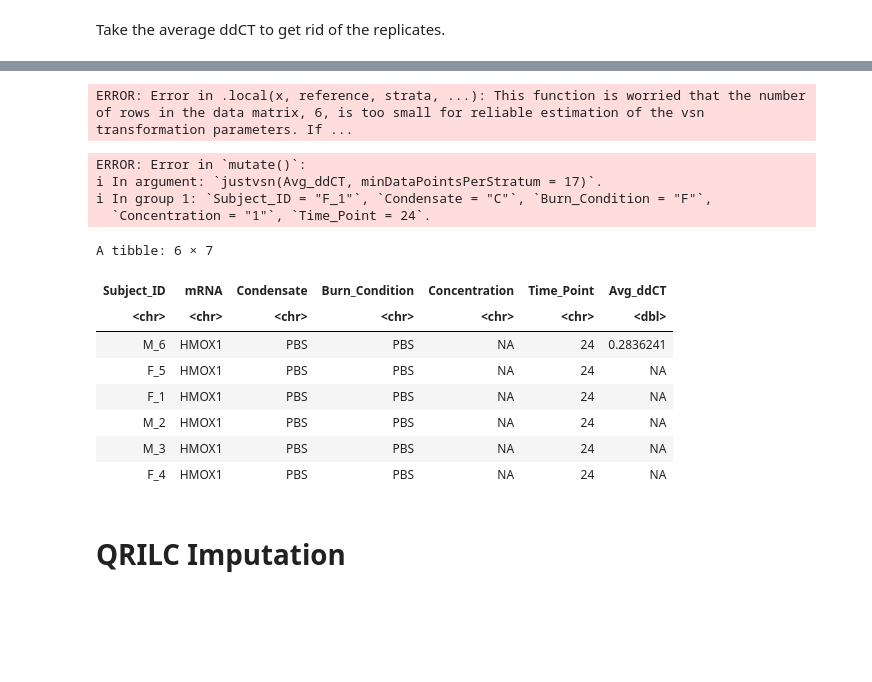
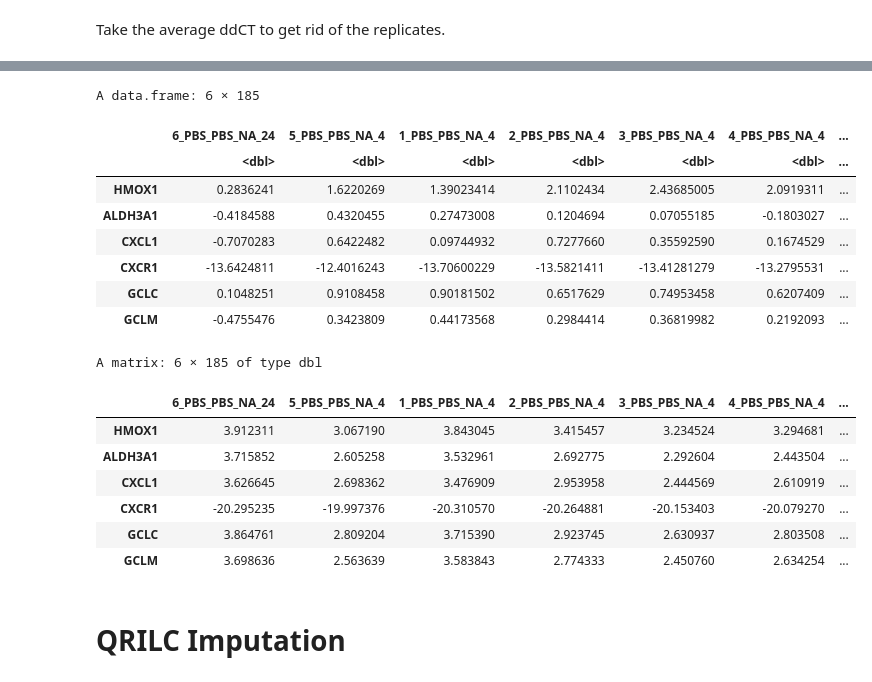
Before and after one commit to UNC-CEMALB/Burn-pit-smoke-condensate-mediated-toxicity-in-human-airway-epithelial-cells-, a Jupyter notebook: 1. Data Processing/mRNA Data Processing.ipynb, the cells around one changed output, grey strips where cells are left out. Cells and saved outputs as stored; diff of their text form; code cells hidden in the pictures; blank space fills up the shorter version.

```diff
--- a/1. Data Processing/mRNA Data Processing.ipynb
+++ b/1. Data Processing/mRNA Data Processing.ipynb
@@ -104,7 +113,8 @@ avg_mRNA_df = mRNA_df %>%
     group_by(mRNA, Subject_ID, Condensate, Burn_Condition, Concentration, Time_Point) %>%
     mutate(Avg_ddCT = mean(ddCT)) %>%
     select(-c("Replicate", "ddCT_pslog2", "ddCT")) %>%
-    unique()
+    unique() %>%
+    ungroup()
 
 head(avg_mRNA_df)
 # %% [output]
@@ -146,45 +134,34 @@ A data.frame: 16 × 3
-# %%
-test = avg_mRNA_df %>%
-    filter(Condensate == "PBS", Time_Point == 4) %>%
-    pivot_wider(names_from = "mRNA", values_from = "Avg_ddCT") %>%
-    column_to_rownames("Subject_ID")
-
-test2 = as.matrix(test[,6:24], minDataPointsPerStratum = 6)
-test2 %>%
-    justvsn()
-# %% [output]
-ERROR: Error in .local(x, reference, strata, ...): This function is worried that the number of rows in the data matrix, 6, is too small for reliable estimation of the vsn transformation parameters. If ...
-# %%
-avg_mRNA_df %>%
-    group_by(Subject_ID, Condensate, Burn_Condition, Concentration, Time_Point) %>%
-    mutate(justvsn(Avg_ddCT, minDataPointsPerStratum = 17))
-# %% [output]
-ERROR: Error in `mutate()`:
-ℹ In argument: `justvsn(Avg_ddCT, minDataPointsPerStratum = 17)`.
-ℹ In group 1: `Subject_ID = "F_1"`, `Condensate = "C"`, `Burn_Condition = "F"`,
-  `Concentration = "1"`, `Time_Point = 24`.
-# %%
-# converting to wide format to get missing values
-preimputed_df = avg_mRNA_df %>%
-    select(-Subject_No) %>%
-    # creating sample ids
-    unite("SampleID", c(colnames(mRNA_df)[c(3:7)])) %>%
-    pivot_wider(names_from = "Subject_ID", values_from = "Avg_ddCT") %>%
-    pivot_longer(cols = 2:7, names_to = "Subject_ID", values_to = "Avg_ddCT") %>%
-    separate(SampleID, c("mRNA", "Condensate", "Burn_Condition", "Concentration", "Time_Point"))
-
-
-preimputed_df = preimputed_df[,c(6,1:5,7)]
-head(preimputed_df)
-# %% [output]
-A tibble: 6 × 7
-| Subject_ID | mRNA | Condensate | Burn_Condition | Concentration | Time_Point | Avg_ddCT |
-| <chr> | <chr> | <chr> | <chr> | <chr> | <chr> | <dbl> |
-| M_6 | HMOX1 | PBS | PBS | NA | 24 | 0.2836241 |
-| F_5 | HMOX1 | PBS | PBS | NA | 24 | NA |
-| F_1 | HMOX1 | PBS | PBS | NA | 24 | NA |
-| M_2 | HMOX1 | PBS | PBS | NA | 24 | NA |
-| M_3 | HMOX1 | PBS | PBS | NA | 24 | NA |
-| F_4 | HMOX1 | PBS | PBS | NA | 24 | NA |
+# %%
+# first converting from long to wide format, which is necessary for the vsn function
+wider_avg_mRNA_df = avg_mRNA_df %>%
+# creating sample ids
+    unite("SampleID", c(colnames(avg_mRNA_df)[c(1,4:7)]), sep = "_") %>%
+    select(-Subject_ID) %>%
+    pivot_wider(names_from = "SampleID", values_from = "Avg_ddCT") %>%
+    column_to_rownames(var = "mRNA")
+
+head(wider_avg_mRNA_df)
+# %% [output]
+A data.frame: 6 × 185
+|  | 6_PBS_PBS_NA_24 | 5_PBS_PBS_NA_4 | 1_PBS_PBS_NA_4 | 2_PBS_PBS_NA_4 | 3_PBS_PBS_NA_4 | 4_PBS_PBS_NA_4 | ... |
+|  | <dbl> | <dbl> | <dbl> | <dbl> | <dbl> | <dbl> | ... |
+| HMOX1 | 0.2836241 | 1.6220269 | 1.39023414 | 2.1102434 | 2.43685005 | 2.0919311 | ... |
+| ALDH3A1 | -0.4184588 | 0.4320455 | 0.27473008 | 0.1204694 | 0.07055185 | -0.1803027 | ... |
+| CXCL1 | -0.7070283 | 0.6422482 | 0.09744932 | 0.7277660 | 0.35592590 | 0.1674529 | ... |
+| CXCR1 | -13.6424811 | -12.4016243 | -13.70600229 | -13.5821411 | -13.41281279 | -13.2795531 | ... |
+| GCLC | 0.1048251 | 0.9108458 | 0.90181502 | 0.6517629 | 0.74953458 | 0.6207409 | ... |
+| GCLM | -0.4755476 | 0.3423809 | 0.44173568 | 0.2984414 | 0.36819982 | 0.2192093 | ... |
+# %%
+normalized_matrix = justvsn(as.matrix(wider_avg_mRNA_df), minDataPointsPerStratum = 19)
+head(normalized_matrix)
+# %% [output]
+A matrix: 6 × 185 of type dbl
+|  | 6_PBS_PBS_NA_24 | 5_PBS_PBS_NA_4 | 1_PBS_PBS_NA_4 | 2_PBS_PBS_NA_4 | 3_PBS_PBS_NA_4 | 4_PBS_PBS_NA_4 | ... |
+| HMOX1 | 3.912311 | 3.067190 | 3.843045 | 3.415457 | 3.234524 | 3.294681 | ... |
+| ALDH3A1 | 3.715852 | 2.605258 | 3.532961 | 2.692775 | 2.292604 | 2.443504 | ... |
+| CXCL1 | 3.626645 | 2.698362 | 3.476909 | 2.953958 | 2.444569 | 2.610919 | ... |
+| CXCR1 | -20.295235 | -19.997376 | -20.310570 | -20.264881 | -20.153403 | -20.079270 | ... |
+| GCLC | 3.864761 | 2.809204 | 3.715390 | 2.923745 | 2.630937 | 2.803508 | ... |
+| GCLM | 3.698636 | 2.563639 | 3.583843 | 2.774333 | 2.450760 | 2.634254 | ... |
 # %% [markdown]
 # QRILC Imputation
```
Also changed, not shown: parts of 9 cells of this notebook.
